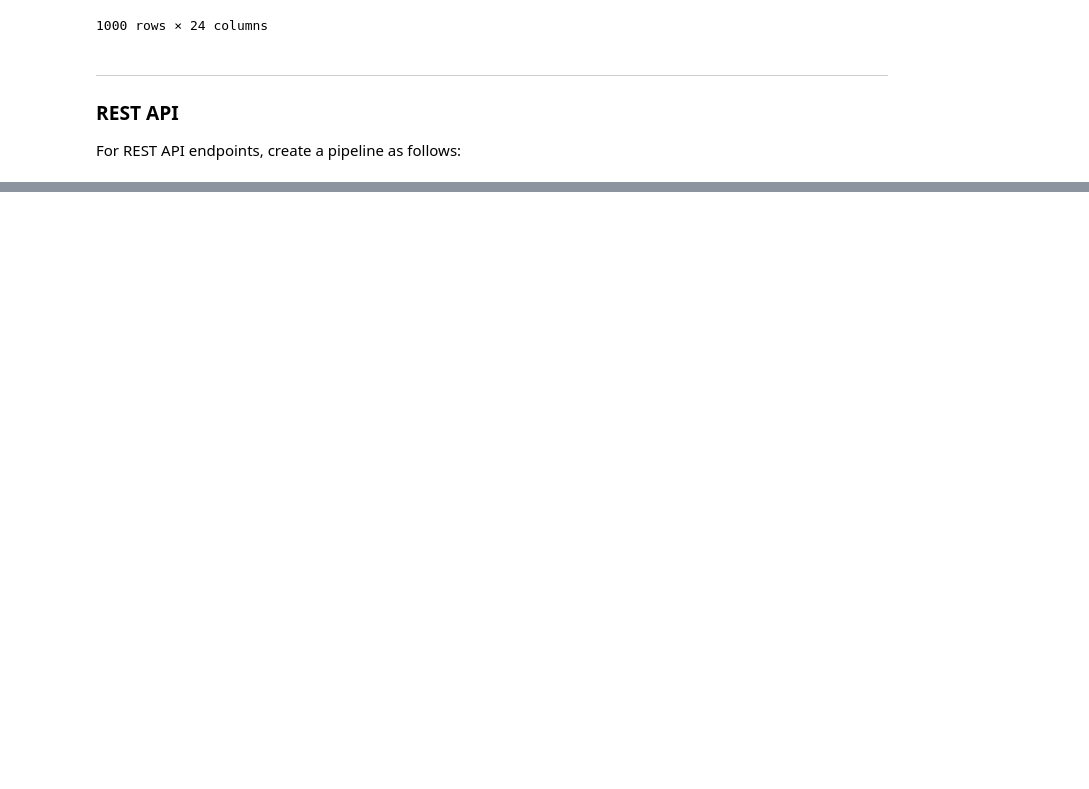
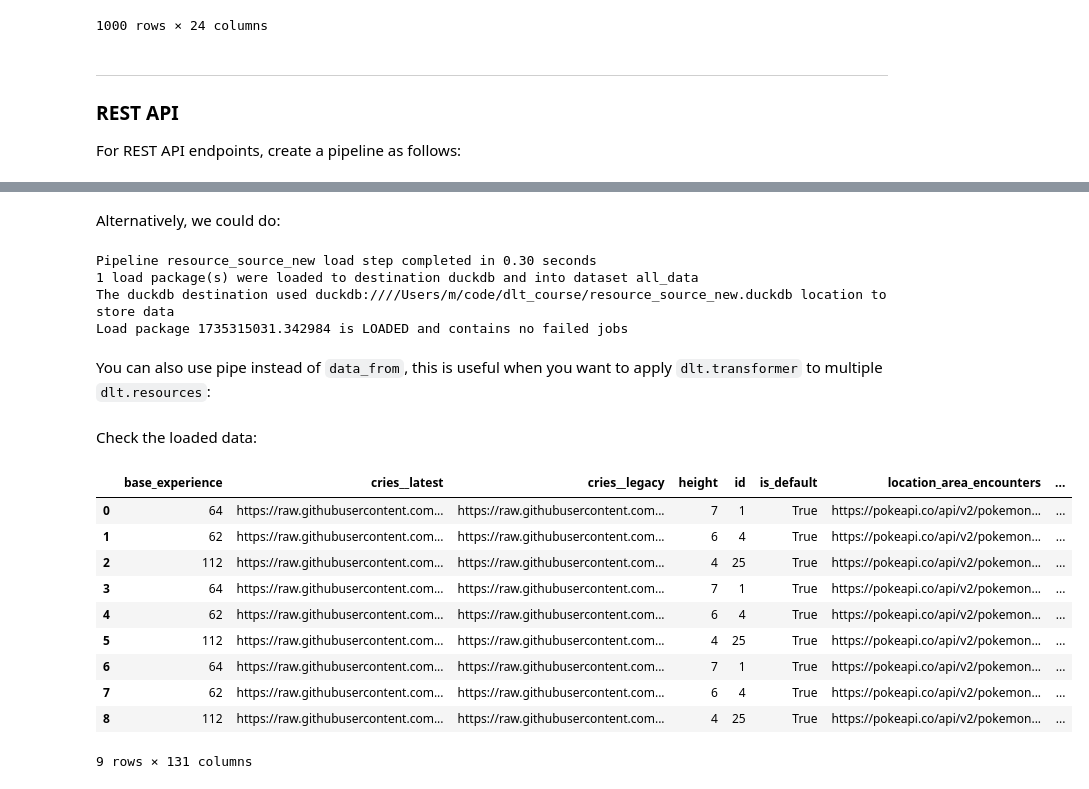
Before and after one commit to bielacki/dlt_course, a Jupyter notebook: lesson2.ipynb, the cells around one changed output, grey strips where cells are left out. Drawn from its saved outputs; the diff is of its cells as text; code cells hidden in the pictures; blank space fills up the shorter version.

```diff
--- a/lesson2.ipynb
+++ b/lesson2.ipynb
@@ -201,0 +347,16 @@ pipeline.dataset(dataset_type="default").pokemon_api.df()
+# %%
+# Define a transformer to enrich pokemon data with additional details
+@dlt.transformer(data_from=my_dict_list, table_name='detailed_info')
+def poke_details(items): # <--- `items` is a variable and contains data from `my_dict_list` resource
+    for item in items:
+
+      print(f"Item: {item}\n") # <-- print what data we get from `my_dict_list` source
+
+      id = item["id"]
+      url = f"https://pokeapi.co/api/v2/pokemon/{id}"
+      response = requests.get(url)
+      details = response.json()
+
+      print(f"Details: {details}\n") # <--- print what data we get from API
+
+      yield details
@@ -201,0 +365,4 @@ pipeline.dataset(dataset_type="default").pokemon_api.df()
+# %%
+import requests
+load_info = pipeline.run(poke_details())
+print(load_info)
@@ -201,0 +377,46 @@ pipeline.dataset(dataset_type="default").pokemon_api.df()
+# %% [markdown]
+Alternatively, we could do:
+# %%
+@dlt.resource(table_name='pokemon')
+def my_dict_list():
+    yield from data # <--- This would yield one item at a time
+
+
+@dlt.transformer(data_from=my_dict_list, table_name='detailed_info')
+def details(data_item): # <--- Transformer receives one item at a time
+    id = data_item["id"]
+    url = f"https://pokeapi.co/api/v2/pokemon/{id}"
+    response = requests.get(url)
+    details = response.json()
+
+    yield details
+
+
+load_info = pipeline.run(details())
+print(load_info)
+# %% [output]
+Pipeline resource_source_new load step completed in 0.30 seconds
+1 load package(s) were loaded to destination duckdb and into dataset all_data
+The duckdb destination used duckdb:////Users/m/code/dlt_course/resource_source_new.duckdb location to store data
+Load package 1735315031.342984 is LOADED and contains no failed jobs
+# %% [markdown]
+You can also use pipe instead of `data_from`, this is useful when you want to apply `dlt.transformer` to multiple `dlt.resources`:
+# %%
+load_info = pipeline.run(my_dict_list | details)
+# %% [markdown]
+Check the loaded data:
+# %%
+# Query the 'detailed_info' table and convert the result to a DataFrame
+pipeline.dataset(dataset_type="default").detailed_info.df()
+# %% [output]
+|  | base_experience | cries__latest | cries__legacy | height | id | is_default | location_area_encounters | ... |
+| 0 | 64 | https://raw.githubusercontent.com... | https://raw.githubusercontent.com... | 7 | 1 | True | https://pokeapi.co/api/v2/pokemon... | ... |
+| 1 | 62 | https://raw.githubusercontent.com... | https://raw.githubusercontent.com... | 6 | 4 | True | https://pokeapi.co/api/v2/pokemon... | ... |
+| 2 | 112 | https://raw.githubusercontent.com... | https://raw.githubusercontent.com... | 4 | 25 | True | https://pokeapi.co/api/v2/pokemon... | ... |
+| 3 | 64 | https://raw.githubusercontent.com... | https://raw.githubusercontent.com... | 7 | 1 | True | https://pokeapi.co/api/v2/pokemon... | ... |
+| 4 | 62 | https://raw.githubusercontent.com... | https://raw.githubusercontent.com... | 6 | 4 | True | https://pokeapi.co/api/v2/pokemon... | ... |
+| 5 | 112 | https://raw.githubusercontent.com... | https://raw.githubusercontent.com... | 4 | 25 | True | https://pokeapi.co/api/v2/pokemon... | ... |
+| 6 | 64 | https://raw.githubusercontent.com... | https://raw.githubusercontent.com... | 7 | 1 | True | https://pokeapi.co/api/v2/pokemon... | ... |
+| 7 | 62 | https://raw.githubusercontent.com... | https://raw.githubusercontent.com... | 6 | 4 | True | https://pokeapi.co/api/v2/pokemon... | ... |
+| 8 | 112 | https://raw.githubusercontent.com... | https://raw.githubusercontent.com... | 4 | 25 | True | https://pokeapi.co/api/v2/pokemon... | ... |
+9 rows × 131 columns
```
Also changed, not shown: parts of 34 cells of this notebook, 3 other files.
